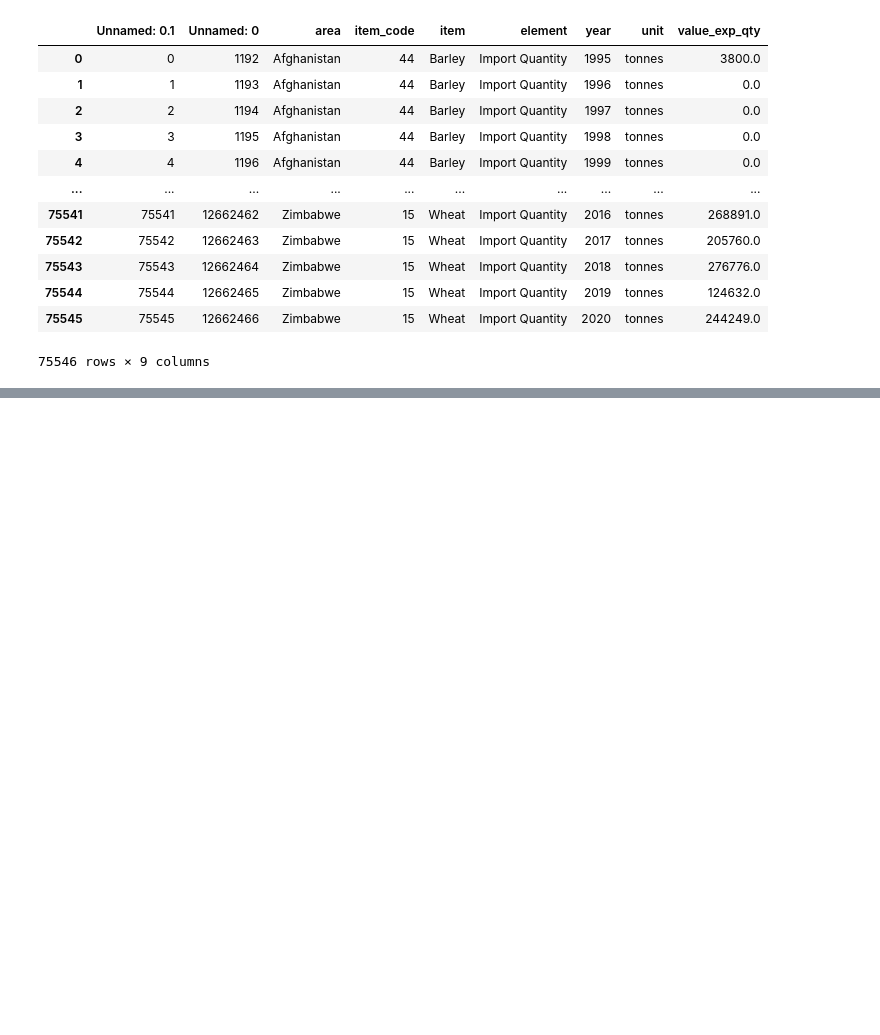
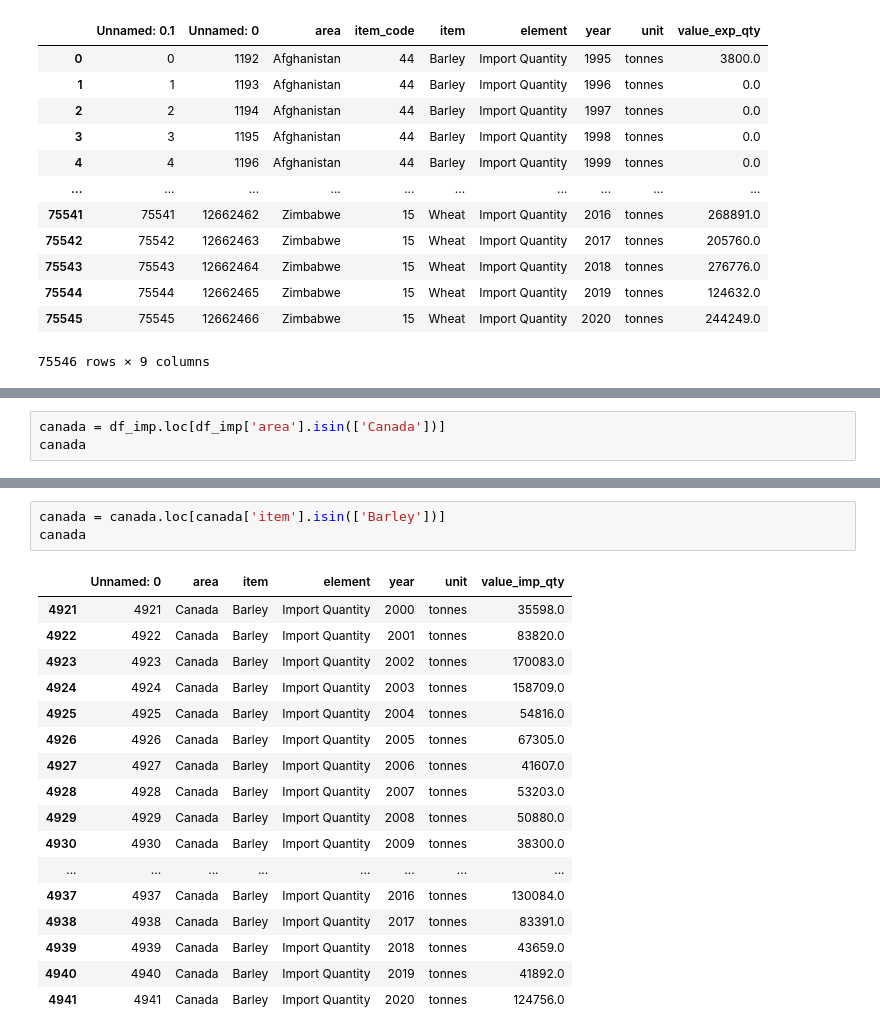
Before and after one commit to Pahegon/Final_Project, a Jupyter notebook: FAO_csv/FAO_csv_checking.ipynb, the cells around one changed output, grey strips where cells are left out. Cells and saved outputs as stored; diff of their text form; blank space fills up the shorter version.

```diff
--- a/FAO_csv/FAO_csv_checking.ipynb
+++ b/FAO_csv/FAO_csv_checking.ipynb
@@ -897,0 +915,3 @@ df_exp
+# %%
+canada = df_imp.loc[df_imp['area'].isin(['Canada'])]
+canada
@@ -897,0 +932,21 @@ df_exp
+# %%
+canada = canada.loc[canada['item'].isin(['Barley'])]
+canada
+# %% [output]
+|  | Unnamed: 0 | area | item | element | year | unit | value_imp_qty |
+| 4921 | 4921 | Canada | Barley | Import Quantity | 2000 | tonnes | 35598.0 |
+| 4922 | 4922 | Canada | Barley | Import Quantity | 2001 | tonnes | 83820.0 |
+| 4923 | 4923 | Canada | Barley | Import Quantity | 2002 | tonnes | 170083.0 |
+| 4924 | 4924 | Canada | Barley | Import Quantity | 2003 | tonnes | 158709.0 |
+| 4925 | 4925 | Canada | Barley | Import Quantity | 2004 | tonnes | 54816.0 |
+| 4926 | 4926 | Canada | Barley | Import Quantity | 2005 | tonnes | 67305.0 |
+| 4927 | 4927 | Canada | Barley | Import Quantity | 2006 | tonnes | 41607.0 |
+| 4928 | 4928 | Canada | Barley | Import Quantity | 2007 | tonnes | 53203.0 |
+| 4929 | 4929 | Canada | Barley | Import Quantity | 2008 | tonnes | 50880.0 |
+| 4930 | 4930 | Canada | Barley | Import Quantity | 2009 | tonnes | 38300.0 |
+| ... | ... | ... | ... | ... | ... | ... | ... |
+| 4937 | 4937 | Canada | Barley | Import Quantity | 2016 | tonnes | 130084.0 |
+| 4938 | 4938 | Canada | Barley | Import Quantity | 2017 | tonnes | 83391.0 |
+| 4939 | 4939 | Canada | Barley | Import Quantity | 2018 | tonnes | 43659.0 |
+| 4940 | 4940 | Canada | Barley | Import Quantity | 2019 | tonnes | 41892.0 |
+| 4941 | 4941 | Canada | Barley | Import Quantity | 2020 | tonnes | 124756.0 |
```
Also changed, not shown: parts of 64 cells of this notebook, 5 other files.
